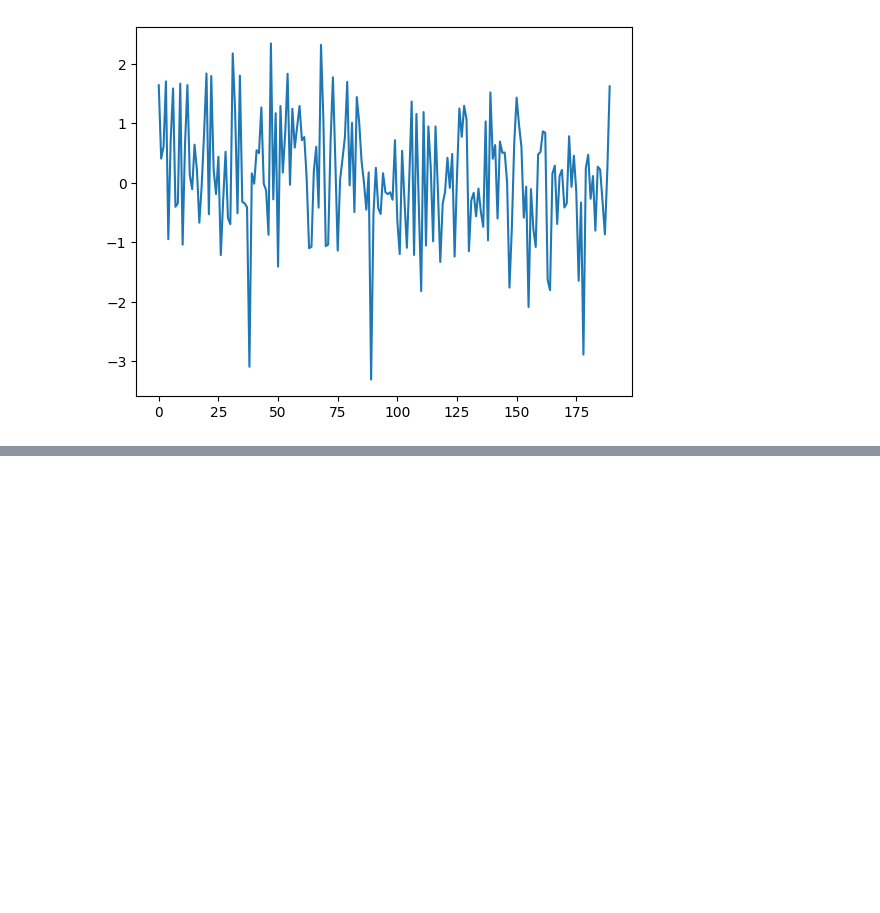
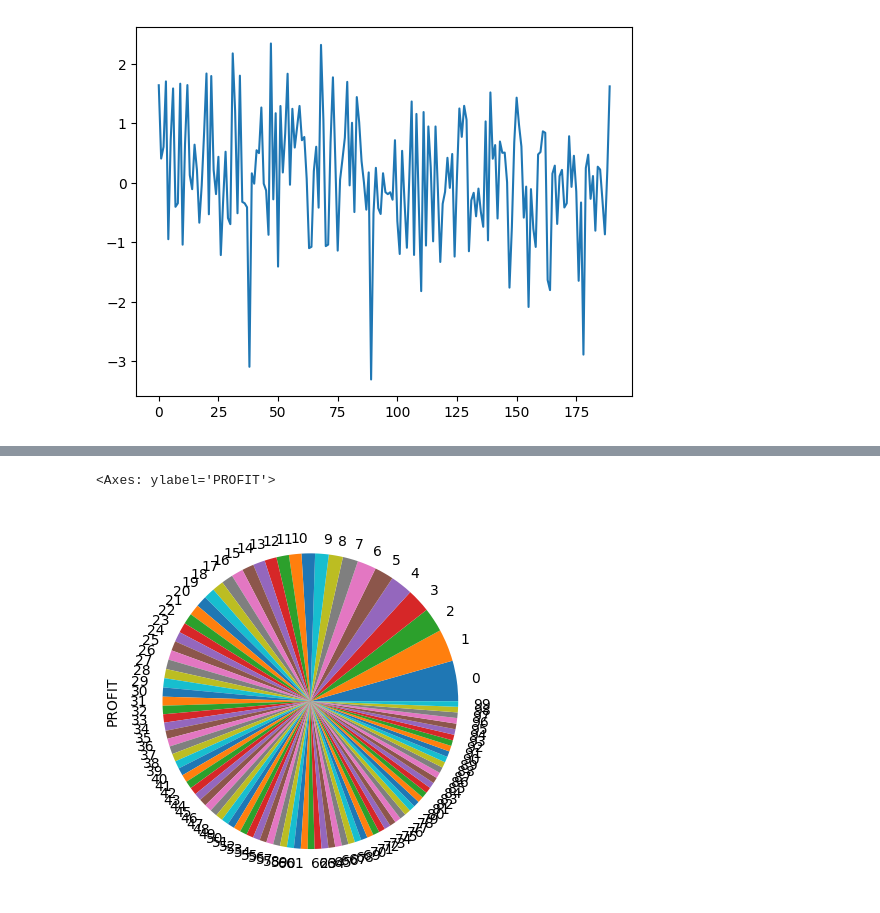
Before and after one commit to kunalmeon/Data-Analysis-Examples, a Jupyter notebook: SuperStoreData.ipynb, the cells around one changed output, grey strips where cells are left out. Drawn from its saved outputs; the diff is of its cells as text; code cells hidden in the pictures; blank space fills up the shorter version.

```diff
--- a/SuperStoreData.ipynb
+++ b/SuperStoreData.ipynb
@@ -2074,0 +2091,5 @@ myplot.show()
+# %%
+miniStore.sort_values("PROFIT", ascending=False)[:100].reset_index(drop=True)["PROFIT"].plot(kind="pie")
+# %% [output]
+<Axes: ylabel='PROFIT'>
+[figure, added]
```
Also changed, not shown: parts of 99 cells of this notebook.
